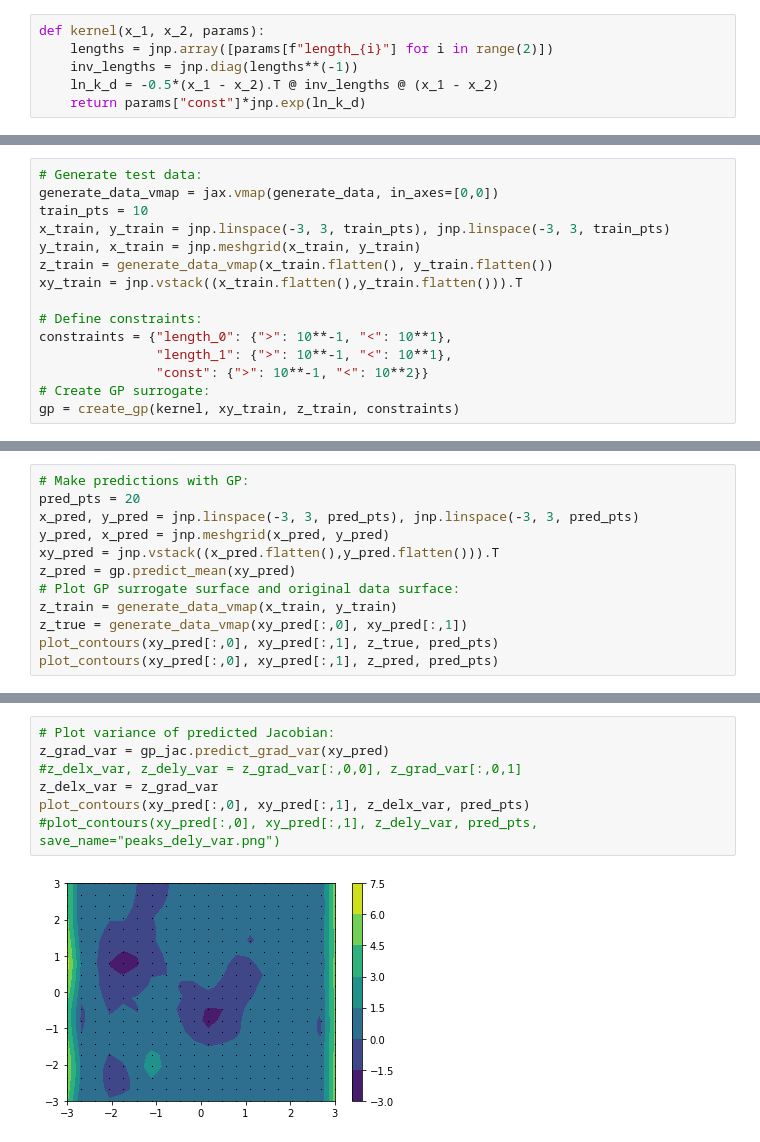
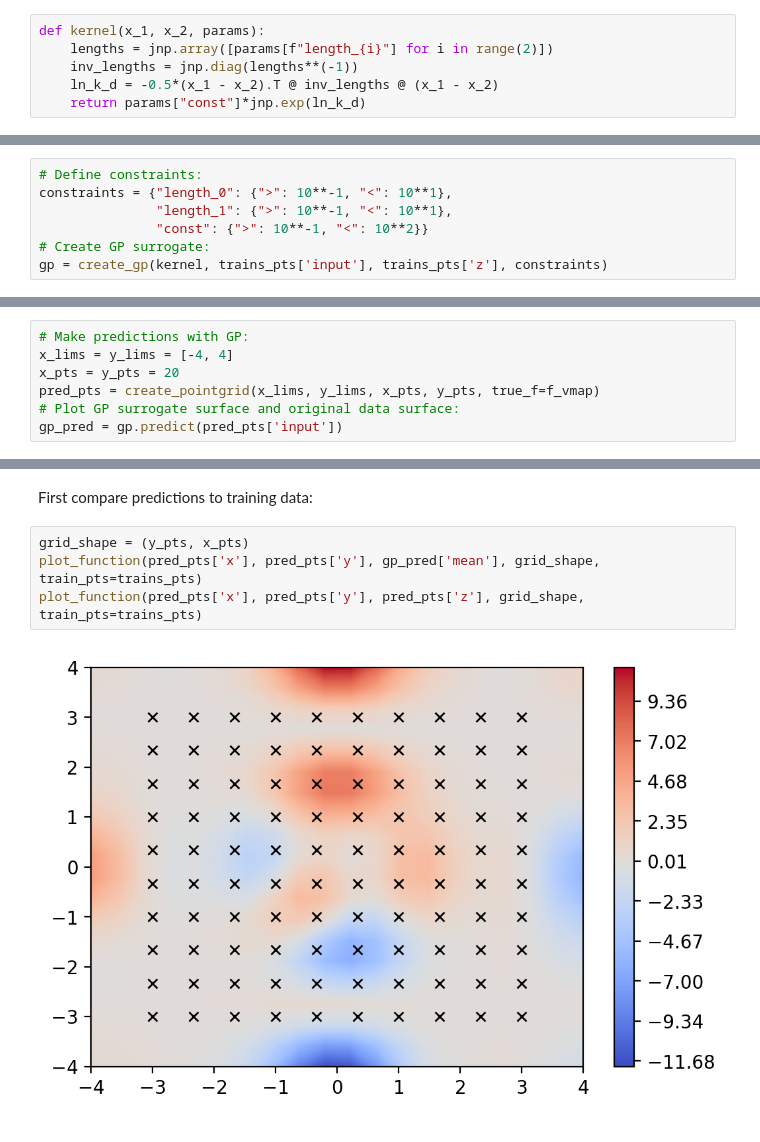
Before and after one commit to MABilton/surrojax_gp, a Jupyter notebook: gp_oed_surrogate/examples/grad_example.ipynb, the cells around one changed output, grey strips where cells are left out. Cells and saved outputs as stored; diff of their text form.

Commit message:
Bug fixes to gradient predictions and added/improved example notebooks.

```diff
--- a/gp_oed_surrogate/examples/grad_example.ipynb
+++ b/gp_oed_surrogate/examples/grad_example.ipynb
@@ -31,16 +73,8 @@ def plot_contours(x, y, z, num_pts):
 # %%
-# Generate test data:
-generate_data_vmap = jax.vmap(generate_data, in_axes=[0,0])
-train_pts = 10
-x_train, y_train = jnp.linspace(-3, 3, train_pts), jnp.linspace(-3, 3, train_pts)
-y_train, x_train = jnp.meshgrid(x_train, y_train)
-z_train = generate_data_vmap(x_train.flatten(), y_train.flatten())
-xy_train = jnp.vstack((x_train.flatten(),y_train.flatten())).T
-
 # Define constraints:
 constraints = {"length_0": {">": 10**-1, "<": 10**1},
                "length_1": {">": 10**-1, "<": 10**1},
                "const": {">": 10**-1, "<": 10**2}}
 # Create GP surrogate:
-gp = create_gp(kernel, xy_train, z_train, constraints)
+gp = create_gp(kernel, trains_pts['input'], trains_pts['z'], constraints)
 # %% [output]
@@ -64,12 +102,7 @@ gp = create_gp(kernel, xy_train, z_train, constraints)
 # %%
 # Make predictions with GP:
-pred_pts = 20
-x_pred, y_pred = jnp.linspace(-3, 3, pred_pts), jnp.linspace(-3, 3, pred_pts)
-y_pred, x_pred = jnp.meshgrid(x_pred, y_pred)
-xy_pred = jnp.vstack((x_pred.flatten(),y_pred.flatten())).T
-z_pred = gp.predict_mean(xy_pred)
+x_lims = y_lims = [-4, 4]
+x_pts = y_pts = 20
+pred_pts = create_pointgrid(x_lims, y_lims, x_pts, y_pts, true_f=f_vmap)
 # Plot GP surrogate surface and original data surface:
-z_train = generate_data_vmap(x_train, y_train)
-z_true = generate_data_vmap(xy_pred[:,0], xy_pred[:,1])
-plot_contours(xy_pred[:,0], xy_pred[:,1], z_true, pred_pts)
-plot_contours(xy_pred[:,0], xy_pred[:,1], z_pred, pred_pts)
+gp_pred = gp.predict(pred_pts['input'])
@@ -110,9 +109,8 @@ plot_contours(xy_pred[:,0], xy_pred[:,1], jnp.abs(z_delx_pred[:,1]-z_delx_true),
-# %%
-# Plot variance of predicted Jacobian:
-z_grad_var = gp_jac.predict_grad_var(xy_pred)
-#z_delx_var, z_dely_var = z_grad_var[:,0,0], z_grad_var[:,0,1]
-z_delx_var = z_grad_var
-plot_contours(xy_pred[:,0], xy_pred[:,1], z_delx_var, pred_pts)
-#plot_contours(xy_pred[:,0], xy_pred[:,1], z_dely_var, pred_pts, save_name="peaks_dely_var.png")
-# %% [output]
-[figure, removed]
+# %% [markdown]
+First compare predictions to training data:
+# %%
+grid_shape = (y_pts, x_pts)
+plot_function(pred_pts['x'], pred_pts['y'], gp_pred['mean'], grid_shape, train_pts=trains_pts)
+plot_function(pred_pts['x'], pred_pts['y'], pred_pts['z'], grid_shape, train_pts=trains_pts)
+# %% [output]
+[figure, added]
```
Also changed, not shown: parts of 24 cells of this notebook, 3 other files.
